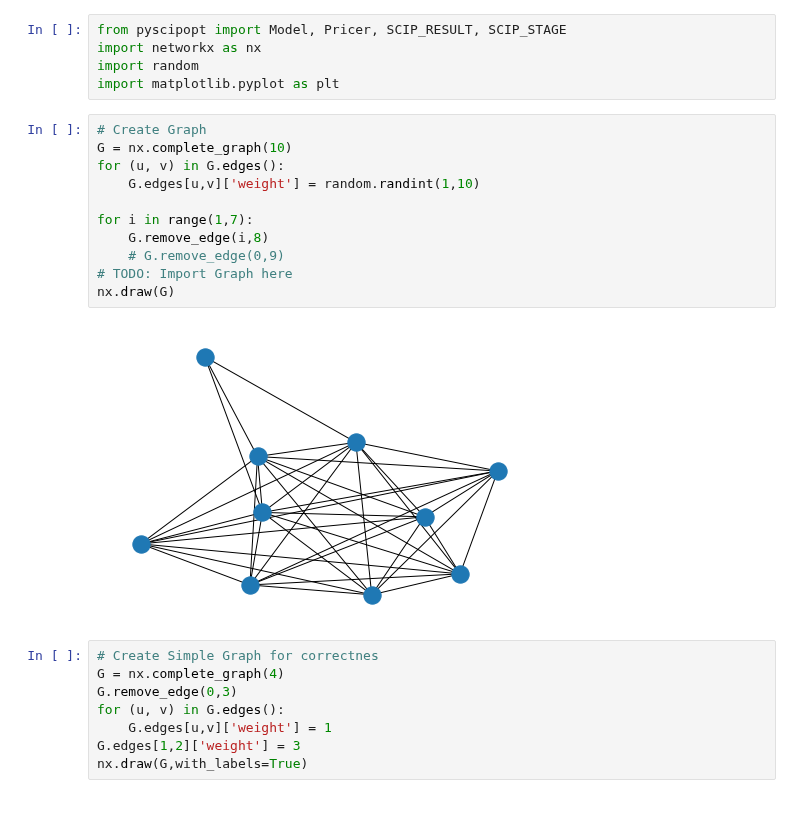
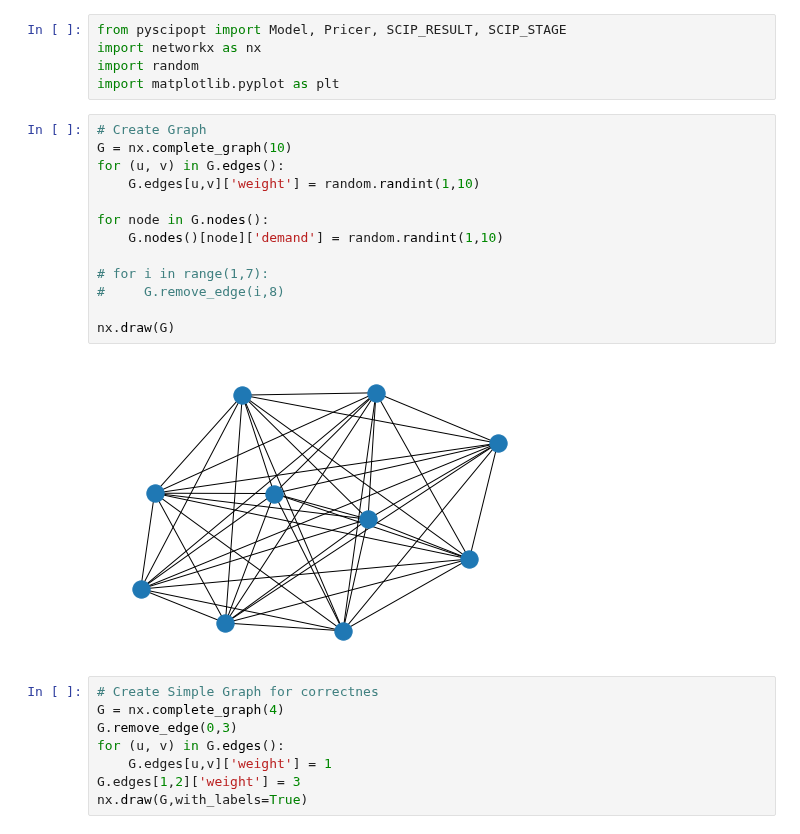
Before and after one commit to habanzu/cvrp, a Jupyter notebook: CVRP.ipynb, the cells around one changed output. Cells and saved outputs as stored; diff of their text form.

```diff
--- a/CVRP.ipynb
+++ b/CVRP.ipynb
@@ -9,16 +9,18 @@ import matplotlib.pyplot as plt
 # %%
 # Create Graph
 G = nx.complete_graph(10)
 for (u, v) in G.edges():
     G.edges[u,v]['weight'] = random.randint(1,10)
 
-for i in range(1,7):
-    G.remove_edge(i,8)
-    # G.remove_edge(0,9)
-# TODO: Import Graph here
+for node in G.nodes():
+    G.nodes()[node]['demand'] = random.randint(1,10)
+
+# for i in range(1,7):
+#     G.remove_edge(i,8)
+
 nx.draw(G)
 # %% [output]
-[figure, old version]
+[figure, new version]
 # %%
 # Create Simple Graph for correctnes
 G = nx.complete_graph(4)
```
Also changed, not shown: parts of 2 cells of this notebook.
